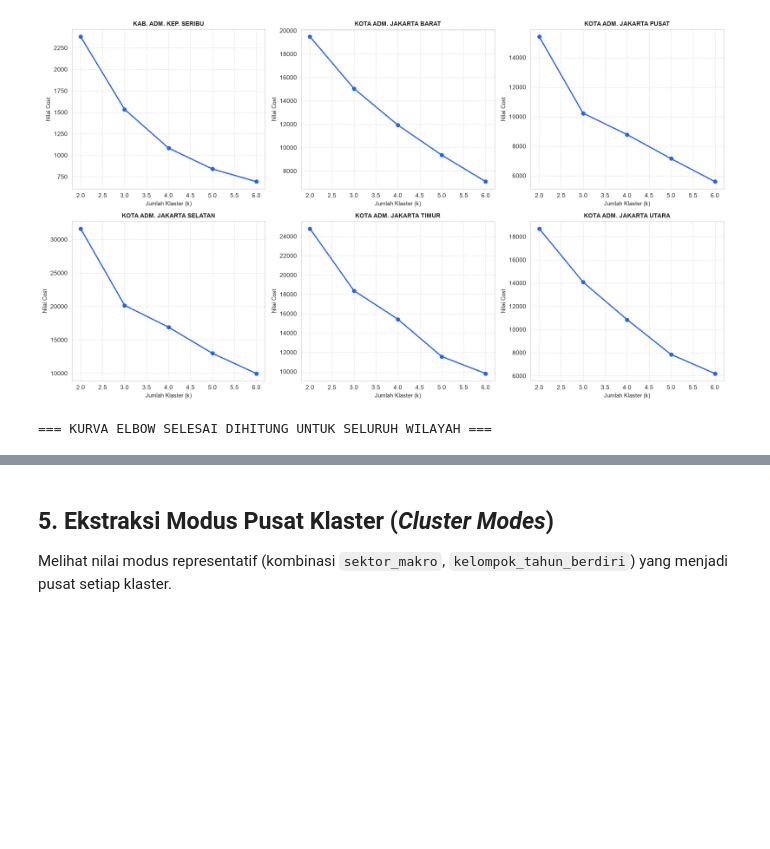
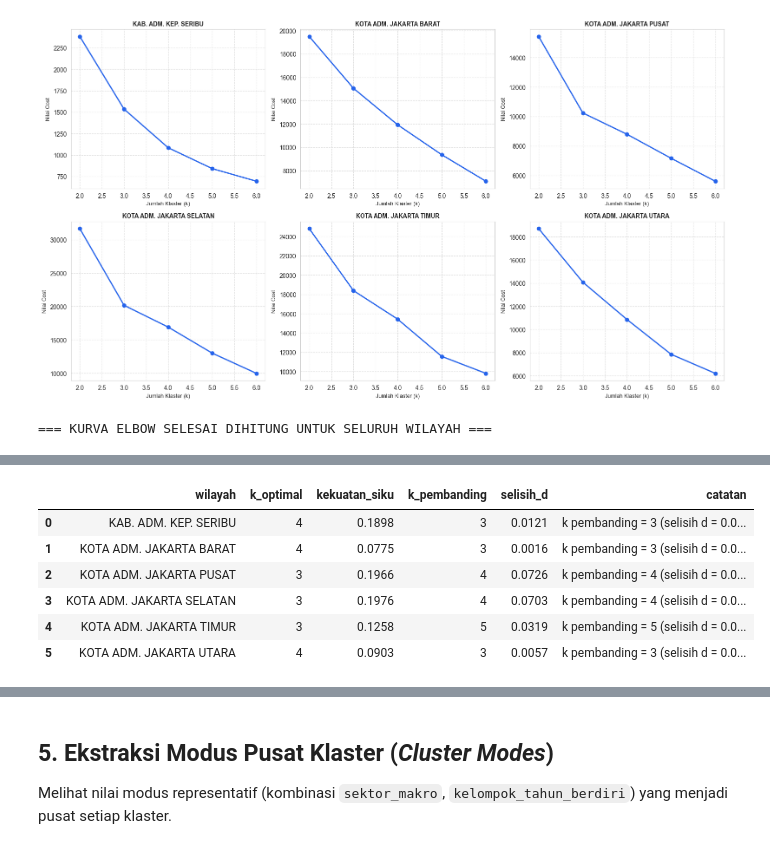
Before and after one commit to AdrianoDeshon1012/Program-Skripsi-Segmentasi-UMKM, a Jupyter notebook: notebooks/02_kmodes_partitioning.ipynb, the cells around one changed output, grey strips where cells are left out. Drawn from its saved outputs; the diff is of its cells as text; code cells hidden in the pictures; blank space fills up the shorter version.

```diff
--- a/notebooks/02_kmodes_partitioning.ipynb
+++ b/notebooks/02_kmodes_partitioning.ipynb
@@ -147,17 +152,77 @@ print("=== RINGKASAN COST PER k, PER WILAYAH ===")
 ringkasan_k = df_elbow.pivot(index='k', columns='wilayah', values='cost')
 print(ringkasan_k.round(2))
 
-print("\n=== PENURUNAN COST MARGINAL (%) PER TRANSISI k, PER WILAYAH ===")
-cost_pct_turun = (-ringkasan_k.pct_change() * 100).dropna()
-print(cost_pct_turun.round(1))
 
-print("\n=== WILAYAH DENGAN PENURUNAN COST TERBESAR DI TIAP TRANSISI k ===")
-for k_to in cost_pct_turun.index:
-    terbesar = cost_pct_turun.loc[k_to].idxmax()
-    print(f"  k={k_to - 1}->{k_to}: penurunan terbesar di {terbesar} ({cost_pct_turun.loc[k_to, terbesar]:.1f}%)")
+def tentukan_k_optimal(k_vals, costs):
+    """
+    Menentukan k optimal dari kurva Elbow dengan aturan "titik terjauh dari garis lurus"
+    (chord/kneedle sederhana) yang menghubungkan titik pertama dan terakhir kurva.
+    Mengembalikan k optimal, kekuatan siku (d maksimum), k pembanding (d terbesar kedua),
+    selisih d keduanya, dan catatan (jika seri, dipilih k lebih kecil).
+    """
+    k_vals = np.asarray(k_vals, dtype=float)
+    costs = np.asarray(costs, dtype=float)
 
-n_wilayah_knee_di_3 = int((cost_pct_turun.loc[3] == cost_pct_turun.max()).sum())
-print(f"\nJumlah wilayah dengan penurunan cost TERBESAR tepat di k=2->3: {n_wilayah_knee_di_3} dari {cost_pct_turun.shape[1]}")
+    # Urutkan menurut k menaik, supaya seri otomatis jatuh ke k lebih kecil
+    urut = np.argsort(k_vals)
+    k_vals, costs = k_vals[urut], costs[urut]
+
+    # Normalisasi kedua sumbu ke [0, 1]
+    x = (k_vals - k_vals.min()) / (k_vals.max() - k_vals.min())
+    y = (costs - costs.min()) / (costs.max() - costs.min())
+
+    # Jarak tiap titik ke garis penghubung titik pertama (0, 1) dan terakhir (1, 0): x + y - 1 = 0
+    d = np.abs(x + y - 1) / np.sqrt(2)
+
+    # Urutan d menurun; kind='stable' mempertahankan urutan k menaik bila nilai d sama
+    peringkat = np.argsort(-d, kind='stable')
+    i_opt, i_pembanding = peringkat[0], peringkat[1]
+
+    k_optimal = int(k_vals[i_opt])
+    k_pembanding = int(k_vals[i_pembanding])
+    selisih_d = d[i_opt] - d[i_pembanding]
+
+    if d[i_opt] == d[i_pembanding]:
+        k_seri = [int(k) for k in k_vals[d == d[i_opt]]]
+        catatan = f"Seri d antara k={k_seri}; dipilih k lebih kecil (k={k_optimal})"
+    else:
+        catatan = f"k pembanding = {k_pembanding} (selisih d = {selisih_d:.4f})"
+
+    return {
+        'k_optimal': k_optimal,
+        'kekuatan_siku': round(float(d[i_opt]), 4),
+        'k_pembanding': k_pembanding,
+        'selisih_d': round(float(selisih_d), 4),
+        'catatan': catatan,
+        'd_per_k': dict(zip(k_vals.astype(int).tolist(), d.round(4).tolist())),
+    }
+
+
+k_opt_rows = []
+d_per_k_rows = []
+for wil in daftar_wilayah:
+    elbow_wil = df_elbow[df_elbow['wilayah'] == wil].sort_values('k')
+    hasil = tentukan_k_optimal(elbow_wil['k'].values, elbow_wil['cost'].values)
+    k_opt_rows.append({
+        'wilayah': wil,
+        'k_optimal': hasil['k_optimal'],
+        'kekuatan_siku': hasil['kekuatan_siku'],
+        'k_pembanding': hasil['k_pembanding'],
+        'selisih_d': hasil['selisih_d'],
+        'catatan': hasil['catatan'],
+    })
+    d_per_k_rows.append(pd.Series(hasil['d_per_k'], name=wil))
+
+df_k_opt = pd.DataFrame(k_opt_rows)
+
+print("\n=== JARAK d TIAP k KE GARIS LURUS (TITIK PERTAMA-TERAKHIR), PER WILAYAH ===")
+print(pd.DataFrame(d_per_k_rows).T.rename_axis('k'))
+
+k_opt_path = os.path.join('..', 'data', 'processed', '02c_k_optimal.csv')
+df_k_opt.to_csv(k_opt_path, index=False)
+print(f"\nTabel k optimal per wilayah berhasil disimpan di: {k_opt_path}")
+
+df_k_opt
 # %% [output]
 === RINGKASAN COST PER k, PER WILAYAH ===
 wilayah  KAB. ADM. KEP. SERIBU  KOTA ADM. JAKARTA BARAT  \
@@ -178,0 +244,7 @@ Jumlah wilayah dengan penurunan cost TERBESAR tepat di k=2->3: 4 dari 6
+|  | wilayah | k_optimal | kekuatan_siku | k_pembanding | selisih_d | catatan |
+| 0 | KAB. ADM. KEP. SERIBU | 4 | 0.1898 | 3 | 0.0121 | k pembanding = 3 (selisih d = 0.0... |
+| 1 | KOTA ADM. JAKARTA BARAT | 4 | 0.0775 | 3 | 0.0016 | k pembanding = 3 (selisih d = 0.0... |
+| 2 | KOTA ADM. JAKARTA PUSAT | 3 | 0.1966 | 4 | 0.0726 | k pembanding = 4 (selisih d = 0.0... |
+| 3 | KOTA ADM. JAKARTA SELATAN | 3 | 0.1976 | 4 | 0.0703 | k pembanding = 4 (selisih d = 0.0... |
+| 4 | KOTA ADM. JAKARTA TIMUR | 3 | 0.1258 | 5 | 0.0319 | k pembanding = 5 (selisih d = 0.0... |
+| 5 | KOTA ADM. JAKARTA UTARA | 4 | 0.0903 | 3 | 0.0057 | k pembanding = 3 (selisih d = 0.0... |
```
Also changed, not shown: parts of 9 cells of this notebook, 12 other files.
